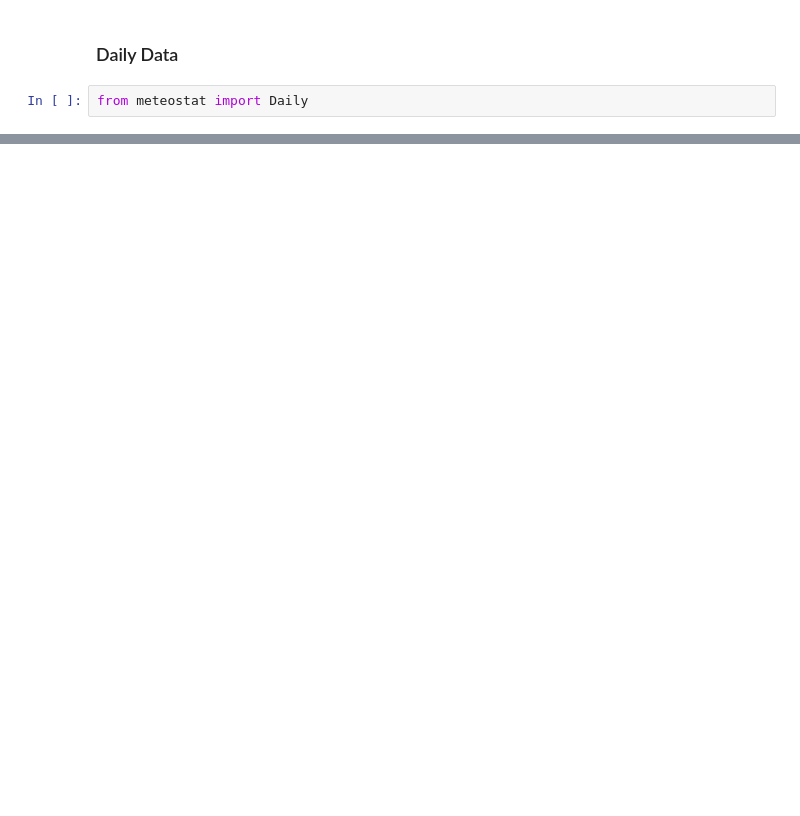
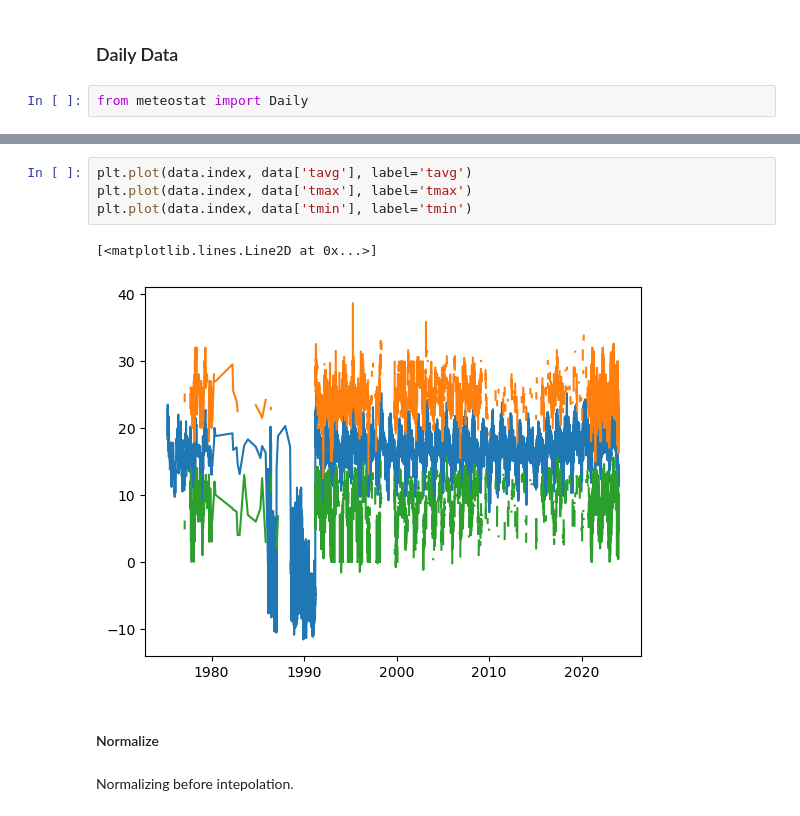
Before and after one commit to luisloyde/Puebla-extreme-climate-analysis, a Jupyter notebook: meteostat.ipynb, the cells around one changed output, grey strips where cells are left out. Drawn from its saved outputs; the diff is of its cells as text; blank space fills up the shorter version.

```diff
--- a/meteostat.ipynb
+++ b/meteostat.ipynb
@@ -152,0 +159,11 @@ data.plot(y=['tavg','tmax','tmin'])
+# %%
+plt.plot(data.index, data['tavg'], label='tavg')
+plt.plot(data.index, data['tmax'], label='tmax')
+plt.plot(data.index, data['tmin'], label='tmin')
+# %% [output]
+[<matplotlib.lines.Line2D at 0x...>]
+[figure, added]
+# %% [markdown]
+#### Normalize
+# %% [markdown]
+Normalizing before intepolation.
```
Also changed, not shown: parts of 30 cells of this notebook.
